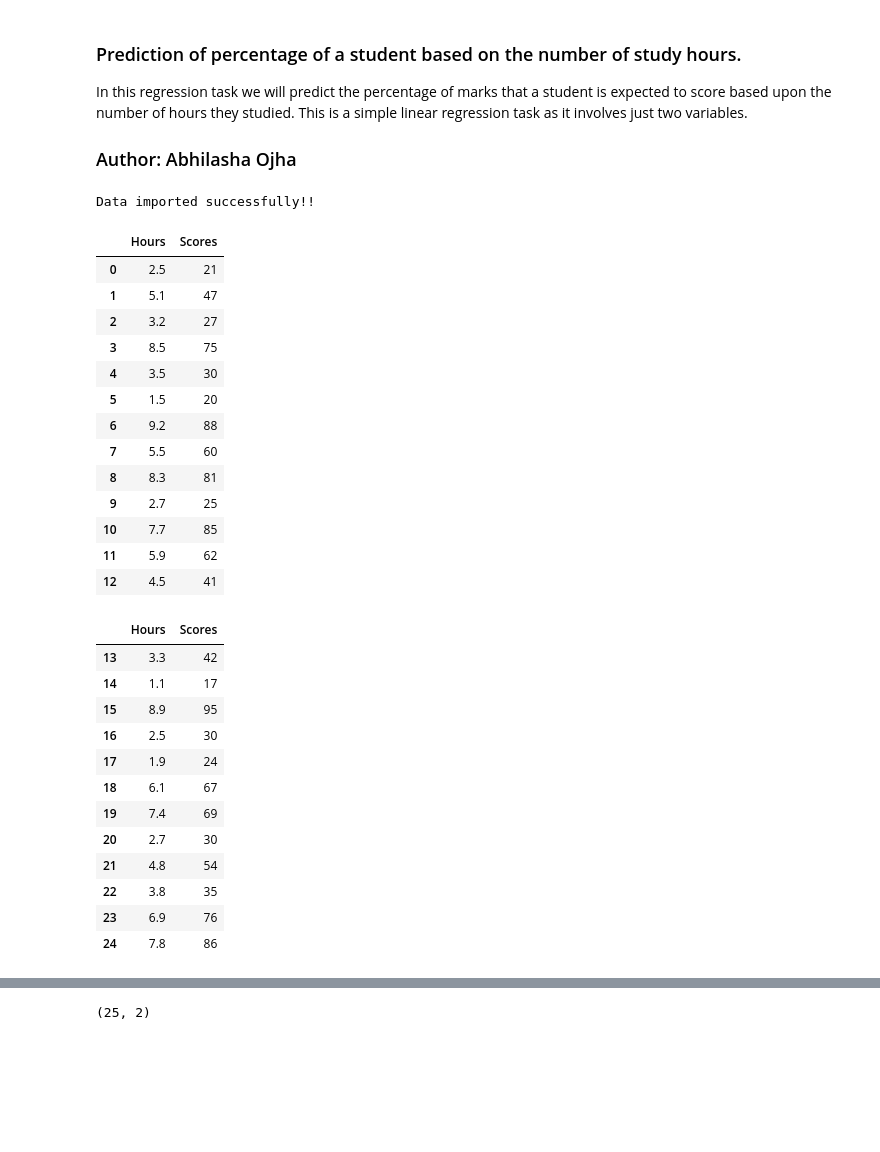
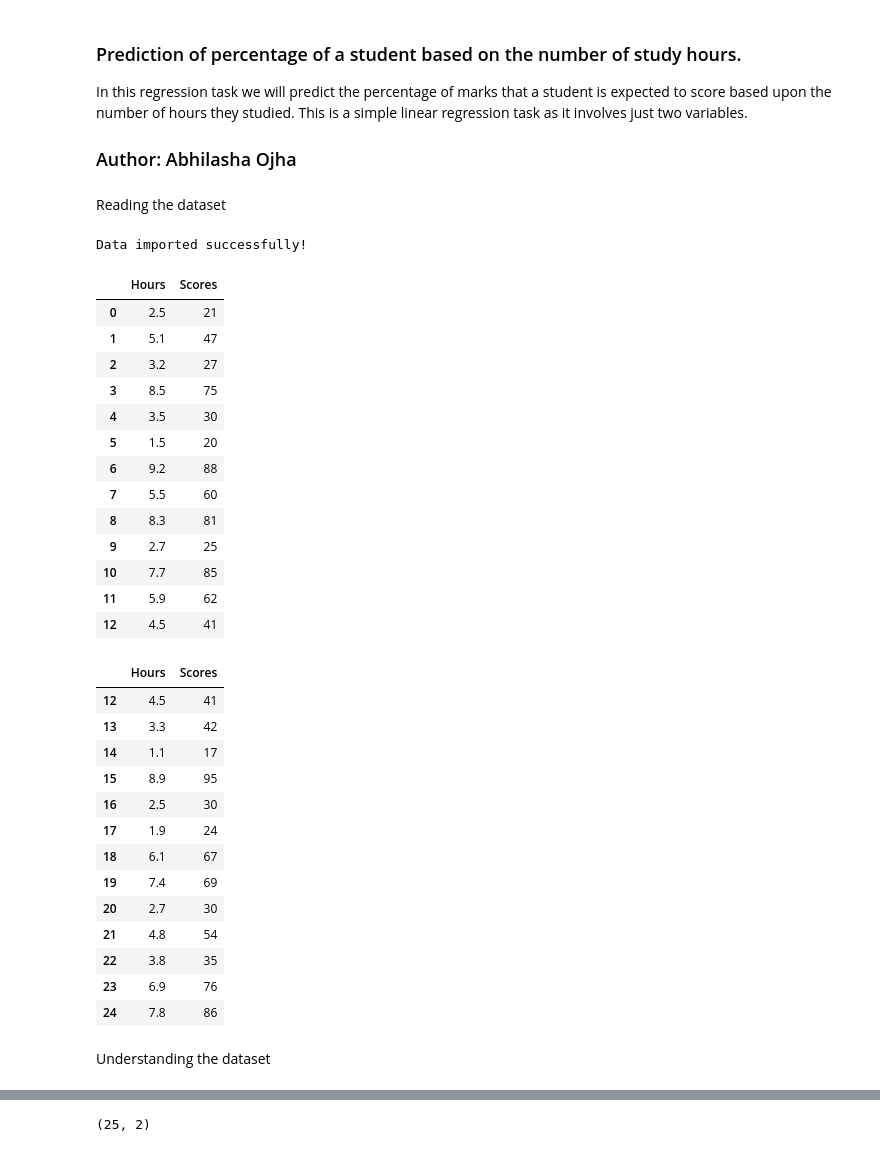
Before and after one commit to abhilashaojha/The-Sparks-Foundation, a Jupyter notebook: Task#1.ipynb, the cells around one changed output, grey strips where cells are left out. Saved outputs shown, nothing was run; the diff lists cells and outputs as text; code cells hidden in the pictures; blank space fills up the shorter version.

```diff
--- a/Task#1.ipynb
+++ b/Task#1.ipynb
@@ -18,10 +16,11 @@ import matplotlib.pyplot as plt
+# %% [markdown]
+Reading the dataset
 # %%
-# Reading the dataset
 student=pd.read_csv("student_scores.csv")
-print("Data imported successfully!!")
-student.head(13)
+print("Data imported successfully!")
+student.head(13) #reads first 5 rows of the dataset
 # %% [output]
-Data imported successfully!!
+Data imported successfully!
 |  | Hours | Scores |
 | 0 | 2.5 | 21 |
 | 1 | 5.1 | 47 |
@@ -37,9 +36,10 @@ Data imported successfully!!
 | 11 | 5.9 | 62 |
 | 12 | 4.5 | 41 |
 # %%
-student.tail(12)
+student.tail(13)
 # %% [output]
 |  | Hours | Scores |
+| 12 | 4.5 | 41 |
 | 13 | 3.3 | 42 |
 | 14 | 1.1 | 17 |
 | 15 | 8.9 | 95 |
@@ -52,3 +52,5 @@ student.tail(12)
 | 22 | 3.8 | 35 |
 | 23 | 6.9 | 76 |
 | 24 | 7.8 | 86 |
+# %% [markdown]
+Understanding the dataset
```
Also changed, not shown: parts of 24 cells of this notebook.
